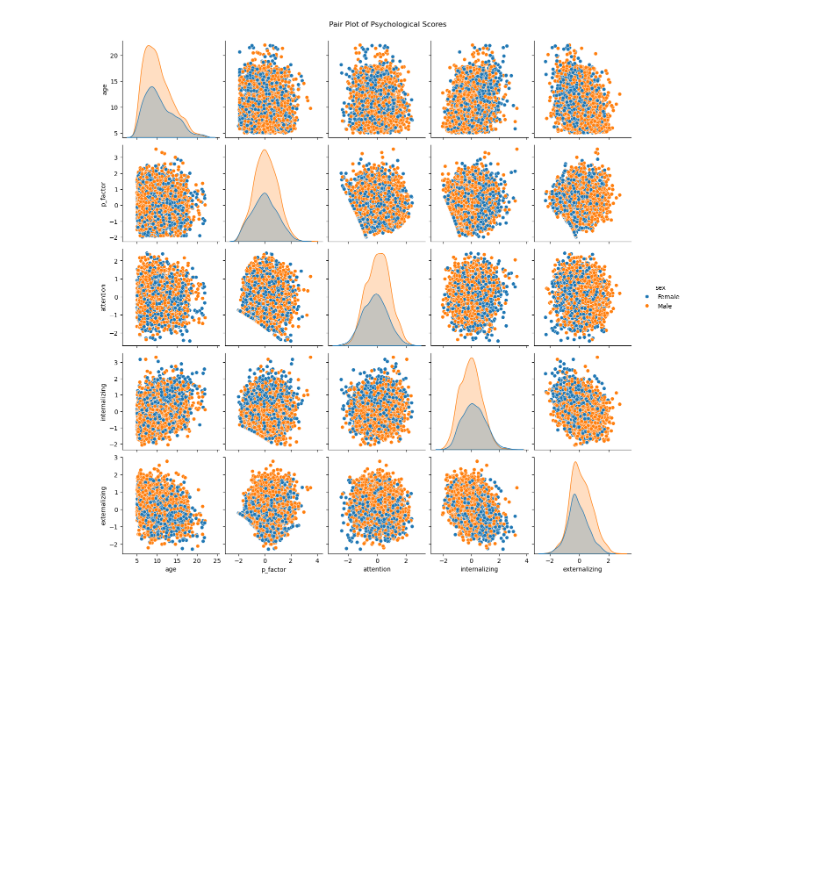
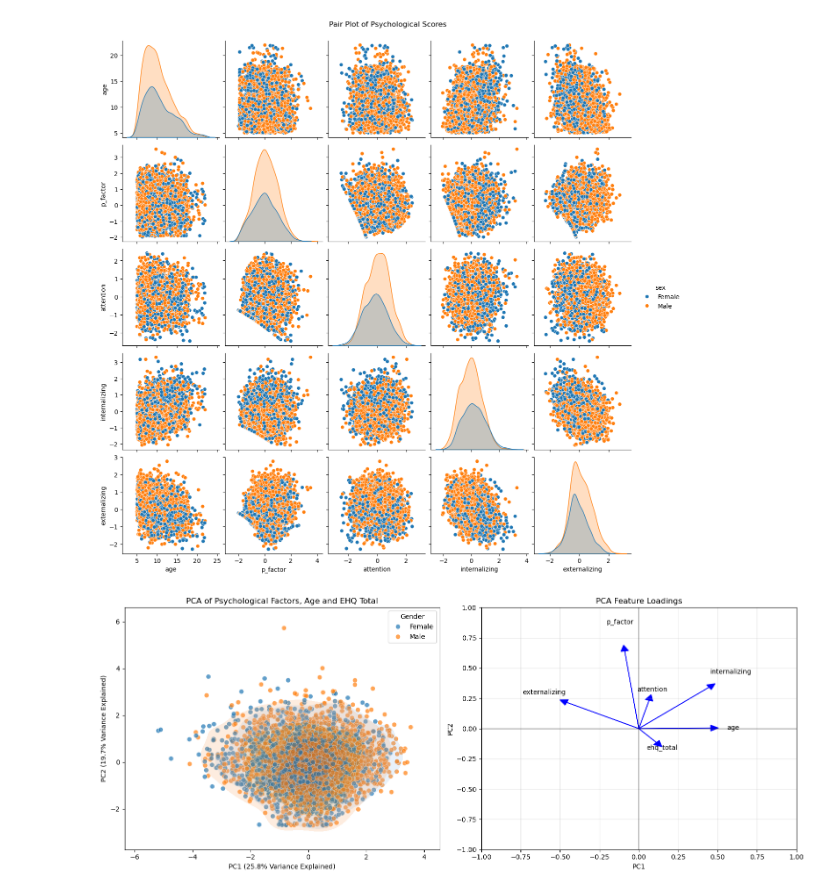
Before and after one commit to neuromechanist/HBN_BIDS_analysis, a Jupyter notebook: demographic.ipynb, the cells around one changed output. Saved outputs shown, nothing was run; the diff lists cells and outputs as text; code cells hidden in the pictures; blank space fills up the shorter version.

Commit message:
add pca and cca to demographics

```diff
--- a/demographic.ipynb
+++ b/demographic.ipynb
@@ -138,3 +136,77 @@ plt.suptitle('Pair Plot of Psychological Scores', y=1.02)
 plt.show()
 # %% [output]
 [figure]
+# %%
+# PCA analysis to reduce dimensions
+from sklearn.preprocessing import StandardScaler
+from sklearn.decomposition import PCA
+
+# Select variables for PCA
+pca_data = demographic_data[['age', 'ehq_total', 'p_factor', 'attention', 'internalizing', 'externalizing']].copy()
+
+# Remove rows with NaN values
+pca_data_clean = pca_data.dropna()
+gender_clean = demographic_data.loc[pca_data_clean.index, 'sex']
+
+# Standardize the data (important for PCA)
+scaler = StandardScaler()
+pca_data_scaled = scaler.fit_transform(pca_data_clean)
+
+# Apply PCA
+pca = PCA(n_components=2)
+principal_components = pca.fit_transform(pca_data_scaled)
+
+# Create a DataFrame with the principal components
+pca_df = pd.DataFrame(data=principal_components, columns=['PC1', 'PC2'])
+pca_df['Gender'] = gender_clean.values
+
+# Calculate explained variance
+explained_variance = pca.explained_variance_ratio_ * 100
+
+# Create a figure with two subplots
+fig, (ax1, ax2) = plt.subplots(1, 2, figsize=(15, 6))
+
+# Scatter plot with gender as color
+sns.scatterplot(x='PC1', y='PC2', hue='Gender', data=pca_df, alpha=0.7, s=50, ax=ax1)
+
+# Add KDE contours for each gender to enhance distribution visualization
+for gender, color in zip(['Male', 'Female'], sns.color_palette('pastel', 2)):
+    subset = pca_df[pca_df['Gender'] == gender]
+    sns.kdeplot(x='PC1', y='PC2', data=subset, ax=ax1, levels=5, fill=True, alpha=0.2,
+                color=color, linewidths=1)
+
+ax1.set_title('PCA of Psychological Factors, Age and EHQ Total')
+ax1.set_xlabel(f'PC1 ({explained_variance[0]:.1f}% Variance Explained)')
+ax1.set_ylabel(f'PC2 ({explained_variance[1]:.1f}% Variance Explained)')
+ax1.legend(title='Gender')
+
+# Plot feature loadings on the second subplot
+features = pca_data_clean.columns
+loadings = pca.components_.T
+for i, feature in enumerate(features):
+    ax2.arrow(0, 0, -loadings[i, 0]*0.8, loadings[i, 1]*0.8, head_width=0.05, head_length=0.05, fc='blue', ec='blue')
+    ax2.text(-loadings[i, 0]*1.05, loadings[i, 1]*1.1, feature, color='black', ha='center', va='center')
+
+ax2.set_xlim(-1, 1)
+ax2.set_ylim(-1, 1)
+ax2.set_xlabel('PC1')
+ax2.set_ylabel('PC2')
+ax2.set_title('PCA Feature Loadings')
+ax2.axhline(y=0, color='k', linestyle='-', alpha=0.3)
+ax2.axvline(x=0, color='k', linestyle='-', alpha=0.3)
+ax2.grid(alpha=0.3)
+
+plt.tight_layout()
+plt.savefig('funcs/pca_analysis.pdf')
+plt.show()
+
+# Print the feature loadings for each principal component
+loadings_df = pd.DataFrame(
+    pca.components_.T,
+    columns=[f'PC{i+1} ({var:.1f}%)' for i, var in enumerate(explained_variance)],
+    index=features
+)
+print('Feature loadings:')
+print(loadings_df)
+# %% [output]
+[figure, added]
```
Also changed, not shown: parts of 6 cells of this notebook.
